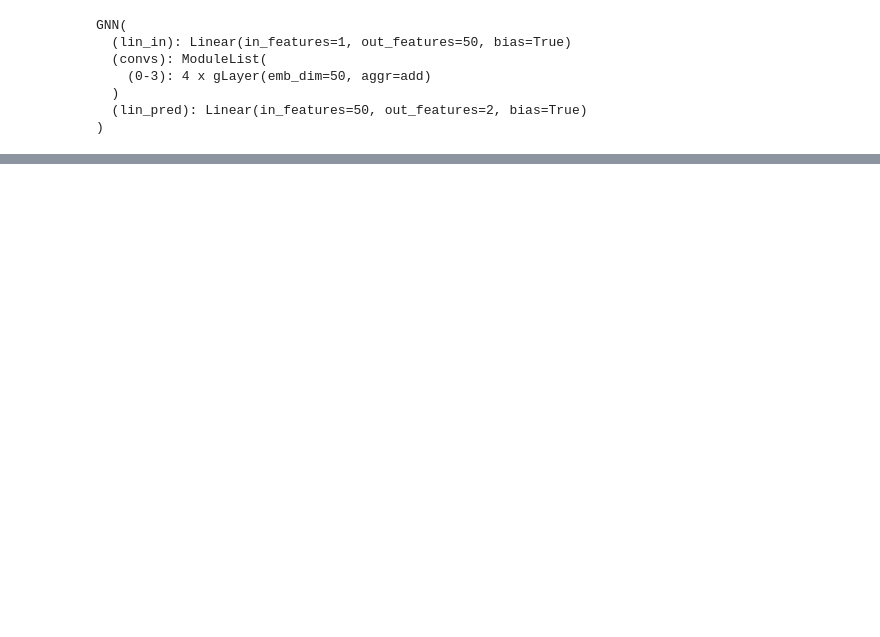
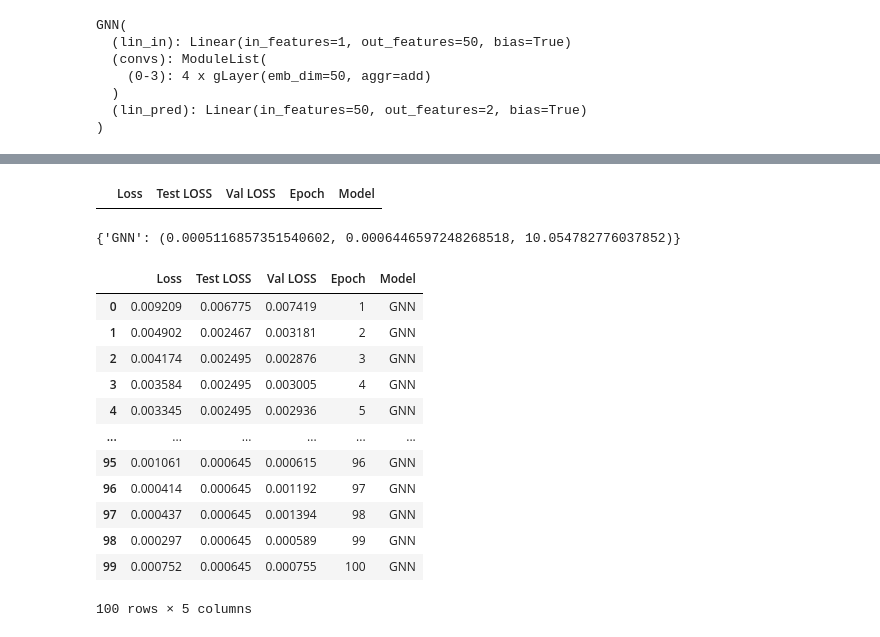
Before and after one commit to kir-7/GNNs, a Jupyter notebook: experiments/HAMD.ipynb, the cells around one changed output, grey strips where cells are left out. Cells and saved outputs as stored; diff of their text form; code cells hidden in the pictures; blank space fills up the shorter version.

```diff
--- a/experiments/HAMD.ipynb
+++ b/experiments/HAMD.ipynb
@@ -331,0 +387,4 @@ KeyboardInterrupt:
+# %%
+DF_RESULTS.head()
+# %% [output]
+|  | Loss | Test LOSS | Val LOSS | Epoch | Model |
@@ -331,0 +394,18 @@ KeyboardInterrupt:
+# %%
+print(RESULTS)
+df_temp
+# %% [output]
+{'GNN': (0.0005116857351540602, 0.0006446597248268518, 10.054782776037852)}
+|  | Loss | Test LOSS | Val LOSS | Epoch | Model |
+| 0 | 0.009209 | 0.006775 | 0.007419 | 1 | GNN |
+| 1 | 0.004902 | 0.002467 | 0.003181 | 2 | GNN |
+| 2 | 0.004174 | 0.002495 | 0.002876 | 3 | GNN |
+| 3 | 0.003584 | 0.002495 | 0.003005 | 4 | GNN |
+| 4 | 0.003345 | 0.002495 | 0.002936 | 5 | GNN |
+| ... | ... | ... | ... | ... | ... |
+| 95 | 0.001061 | 0.000645 | 0.000615 | 96 | GNN |
+| 96 | 0.000414 | 0.000645 | 0.001192 | 97 | GNN |
+| 97 | 0.000437 | 0.000645 | 0.001394 | 98 | GNN |
+| 98 | 0.000297 | 0.000645 | 0.000589 | 99 | GNN |
+| 99 | 0.000752 | 0.000645 | 0.000755 | 100 | GNN |
+100 rows × 5 columns
```
Also changed, not shown: parts of 26 cells of this notebook, 6 other files.
